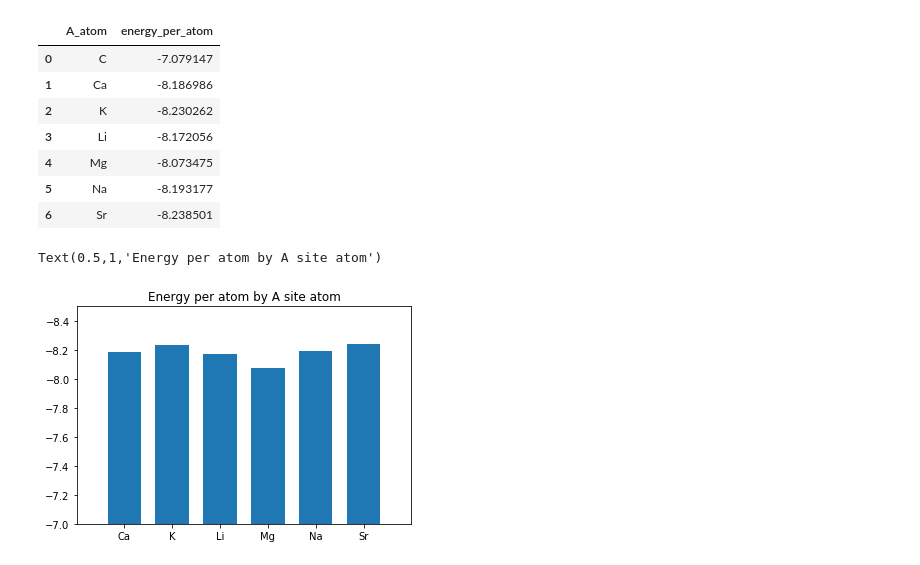
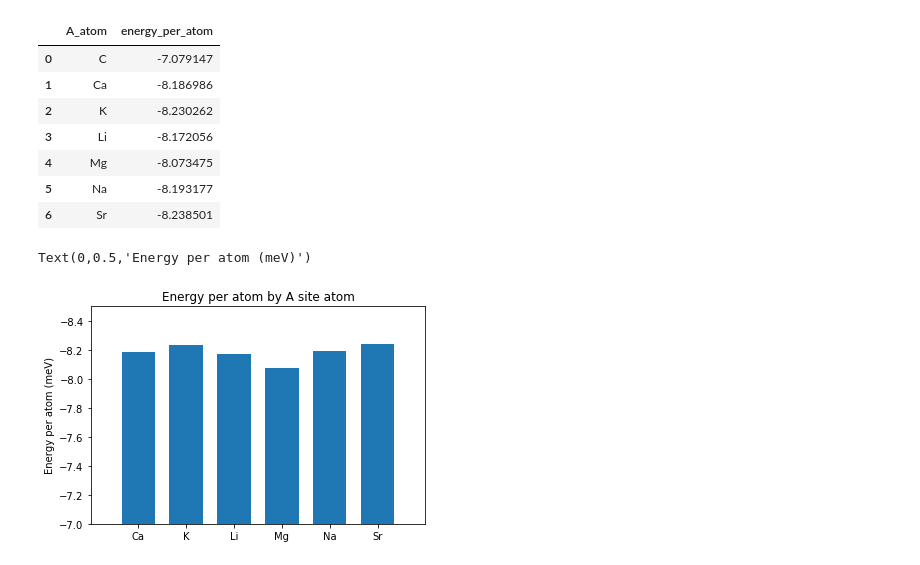
Before and after one commit to ewoodbury/my_pba_analysis, a Jupyter notebook: PBA Preliminary Analysis.ipynb, the cells around one changed output. Drawn from its saved outputs; the diff is of its cells as text; code cells hidden in the pictures.

```diff
--- a/PBA Preliminary Analysis.ipynb
+++ b/PBA Preliminary Analysis.ipynb
@@ -209,8 +209,8 @@ pba_by_A_atom = pba_by_A_atom.drop(0)
 # %%
 plt.bar(pba_by_A_atom['A_atom'],pba_by_A_atom['energy_per_atom'], width = 0.7)
 plt.axis([-1,6,-7,-8.5])
 plt.title('Energy per atom by A site atom')
-plt.ylabel()
+plt.ylabel('Energy per atom (meV)')
 # %% [output]
-Text(0.5,1,'Energy per atom by A site atom')
+Text(0,0.5,'Energy per atom (meV)')
-[figure, old version]
+[figure, new version]
```
Also changed, not shown: parts of 4 cells of this notebook.
